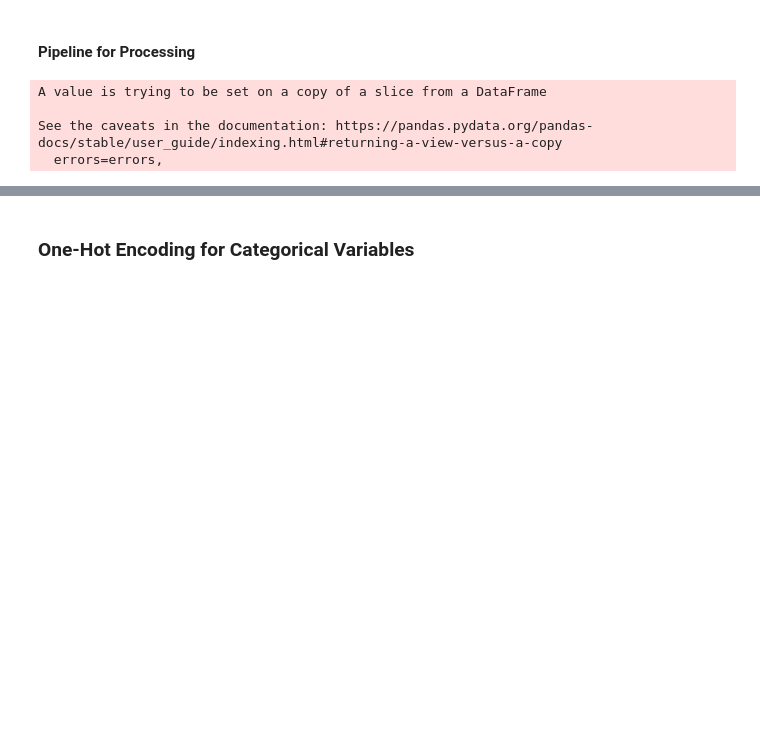
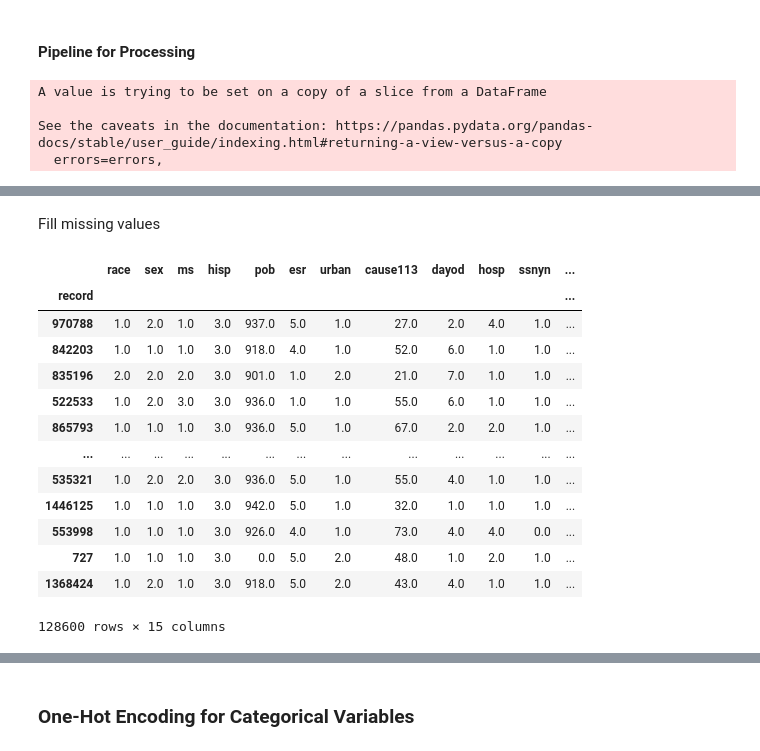
Before and after one commit to beckyepeters/life-expectancy-predictions, a Jupyter notebook: NLMS.ipynb, the cells around one changed output, grey strips where cells are left out. Saved outputs shown, nothing was run; the diff lists cells and outputs as text; code cells hidden in the pictures; blank space fills up the shorter version.

```diff
--- a/NLMS.ipynb
+++ b/NLMS.ipynb
@@ -288,0 +213,30 @@ memory usage: 49.1+ MB
+# %%
+cat_cols = ['race', 'sex', 'ms', 'hisp', 'pob', 'esr', 'urban',
+               'cause113', 'dayod', 'hosp', 'ssnyn', 'vt', 'histatus', 'hitype', 'tenure']
+
+num_cols = ['adjinc', 'educ', 'wt', 'hhnum']
+# %% [markdown]
+Fill missing values
+# %%
+imputer = KNNImputer(n_neighbors=1)
+# %%
+dec_feat_train.set_index('record', inplace=True)
+# %%
+cat_df_imp = pd.DataFrame(imputer.fit_transform(dec_feat_train[cat_cols]), columns=cat_cols, index=dec_feat_train.index)
+# %%
+cat_df_imp
+# %% [output]
+|  | race | sex | ms | hisp | pob | esr | urban | cause113 | dayod | hosp | ssnyn | ... |
+| record |  |  |  |  |  |  |  |  |  |  |  | ... |
+| 970788 | 1.0 | 2.0 | 1.0 | 3.0 | 937.0 | 5.0 | 1.0 | 27.0 | 2.0 | 4.0 | 1.0 | ... |
+| 842203 | 1.0 | 1.0 | 1.0 | 3.0 | 918.0 | 4.0 | 1.0 | 52.0 | 6.0 | 1.0 | 1.0 | ... |
+| 835196 | 2.0 | 2.0 | 2.0 | 3.0 | 901.0 | 1.0 | 2.0 | 21.0 | 7.0 | 1.0 | 1.0 | ... |
+| 522533 | 1.0 | 2.0 | 3.0 | 3.0 | 936.0 | 1.0 | 1.0 | 55.0 | 6.0 | 1.0 | 1.0 | ... |
+| 865793 | 1.0 | 1.0 | 1.0 | 3.0 | 936.0 | 5.0 | 1.0 | 67.0 | 2.0 | 2.0 | 1.0 | ... |
+| ... | ... | ... | ... | ... | ... | ... | ... | ... | ... | ... | ... | ... |
+| 535321 | 1.0 | 2.0 | 2.0 | 3.0 | 936.0 | 5.0 | 1.0 | 55.0 | 4.0 | 1.0 | 1.0 | ... |
+| 1446125 | 1.0 | 1.0 | 1.0 | 3.0 | 942.0 | 5.0 | 1.0 | 32.0 | 1.0 | 1.0 | 1.0 | ... |
+| 553998 | 1.0 | 1.0 | 1.0 | 3.0 | 926.0 | 4.0 | 1.0 | 73.0 | 4.0 | 4.0 | 0.0 | ... |
+| 727 | 1.0 | 1.0 | 1.0 | 3.0 | 0.0 | 5.0 | 2.0 | 48.0 | 1.0 | 2.0 | 1.0 | ... |
+| 1368424 | 1.0 | 2.0 | 1.0 | 3.0 | 918.0 | 5.0 | 2.0 | 43.0 | 4.0 | 1.0 | 1.0 | ... |
+128600 rows × 15 columns
```
Also changed, not shown: parts of 30 cells of this notebook.
